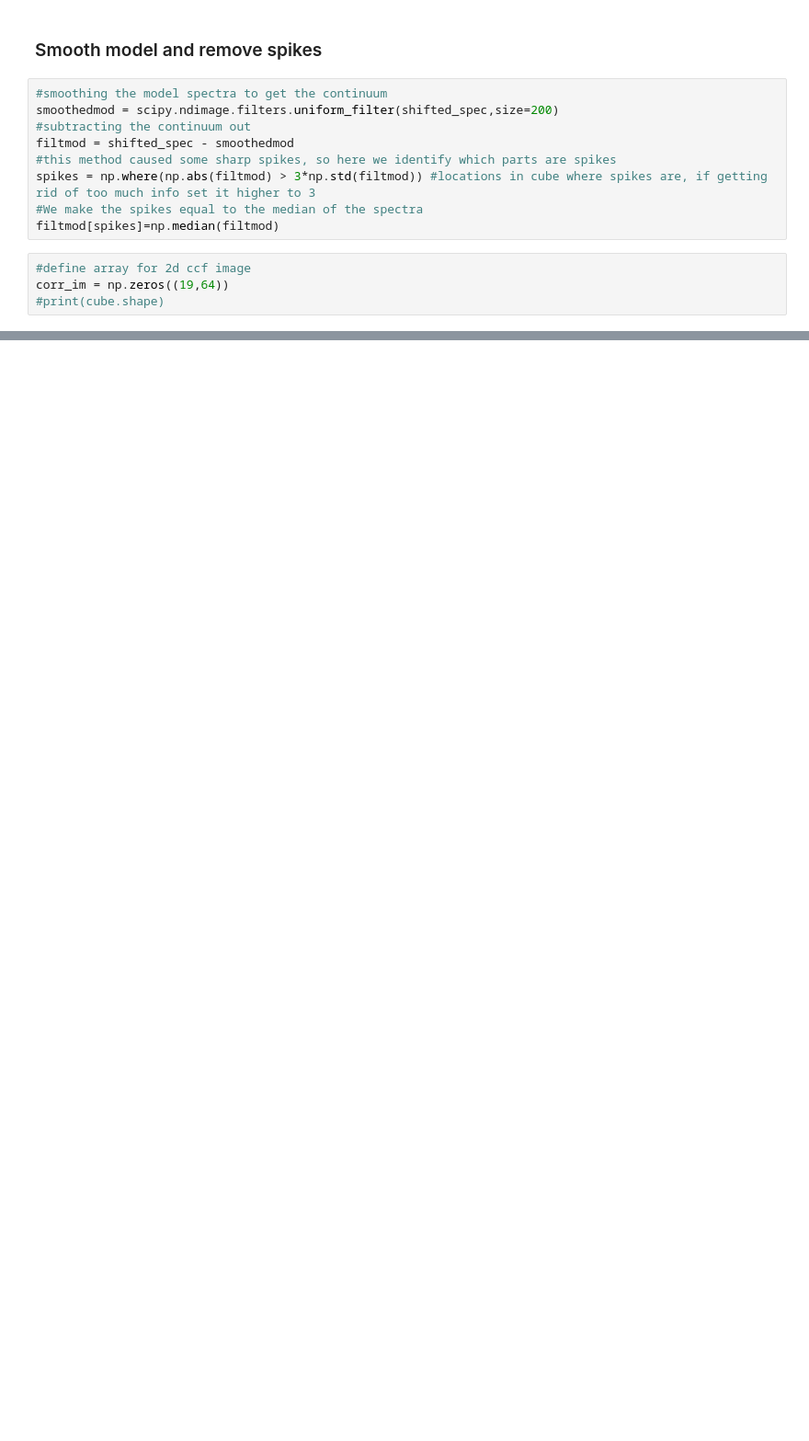
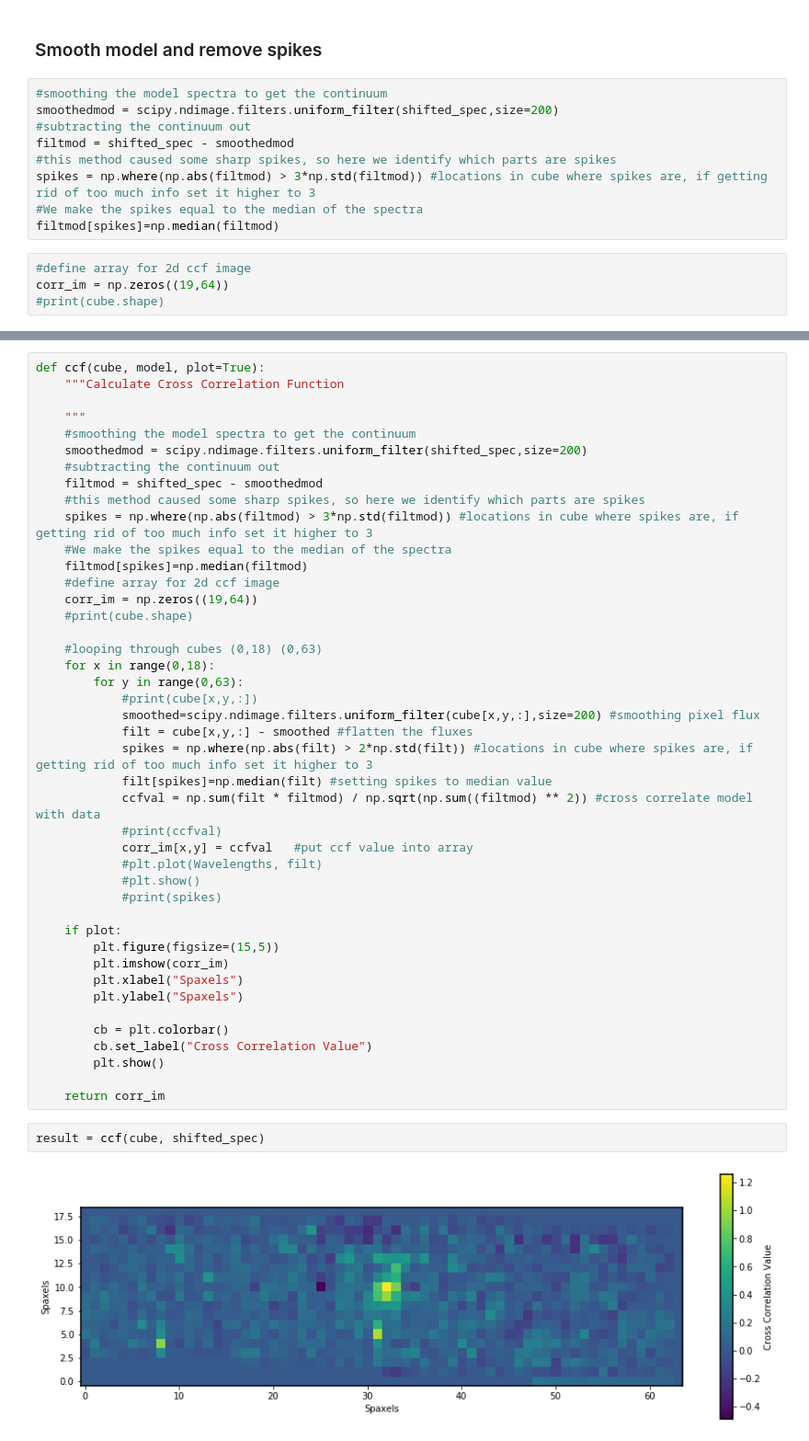
Before and after one commit to k2wilcomb/CCF, a Jupyter notebook: ccf.py.ipynb, the cells around one changed output, grey strips where cells are left out. Shown at 92% size. Drawn from its saved outputs; the diff is of its cells as text; blank space fills up the shorter version.

Commit message:
Refactoring ccf code into reusable functions

```diff
--- a/ccf.py.ipynb
+++ b/ccf.py.ipynb
@@ -119,0 +194,47 @@ plt.show()
+# %%
+def ccf(cube, model, plot=True):
+    """Calculate Cross Correlation Function
+
+    """
+    #smoothing the model spectra to get the continuum
+    smoothedmod = scipy.ndimage.filters.uniform_filter(shifted_spec,size=200)
+    #subtracting the continuum out
+    filtmod = shifted_spec - smoothedmod
+    #this method caused some sharp spikes, so here we identify which parts are spikes
+    spikes = np.where(np.abs(filtmod) > 3*np.std(filtmod)) #locations in cube where spikes are, if getting rid of too much info set it higher to 3
+    #We make the spikes equal to the median of the spectra
+    filtmod[spikes]=np.median(filtmod)
+    #define array for 2d ccf image
+    corr_im = np.zeros((19,64))
+    #print(cube.shape)
+
+    #looping through cubes (0,18) (0,63)
+    for x in range(0,18):
+        for y in range(0,63):
+            #print(cube[x,y,:])
+            smoothed=scipy.ndimage.filters.uniform_filter(cube[x,y,:],size=200) #smoothing pixel flux
+            filt = cube[x,y,:] - smoothed #flatten the fluxes
+            spikes = np.where(np.abs(filt) > 2*np.std(filt)) #locations in cube where spikes are, if getting rid of too much info set it higher to 3
+            filt[spikes]=np.median(filt) #setting spikes to median value
+            ccfval = np.sum(filt * filtmod) / np.sqrt(np.sum((filtmod) ** 2)) #cross correlate model with data
+            #print(ccfval)
+            corr_im[x,y] = ccfval   #put ccf value into array
+            #plt.plot(Wavelengths, filt)
+            #plt.show()
+            #print(spikes)
+
+    if plot:
+        plt.figure(figsize=(15,5))
+        plt.imshow(corr_im)
+        plt.xlabel("Spaxels")
+        plt.ylabel("Spaxels")
+
+        cb = plt.colorbar()
+        cb.set_label("Cross Correlation Value")
+        plt.show()
+
+    return corr_im
+# %%
+result = ccf(cube, shifted_spec)
+# %% [output]
+[figure, added]
```
Also changed, not shown: parts of 15 cells of this notebook.
